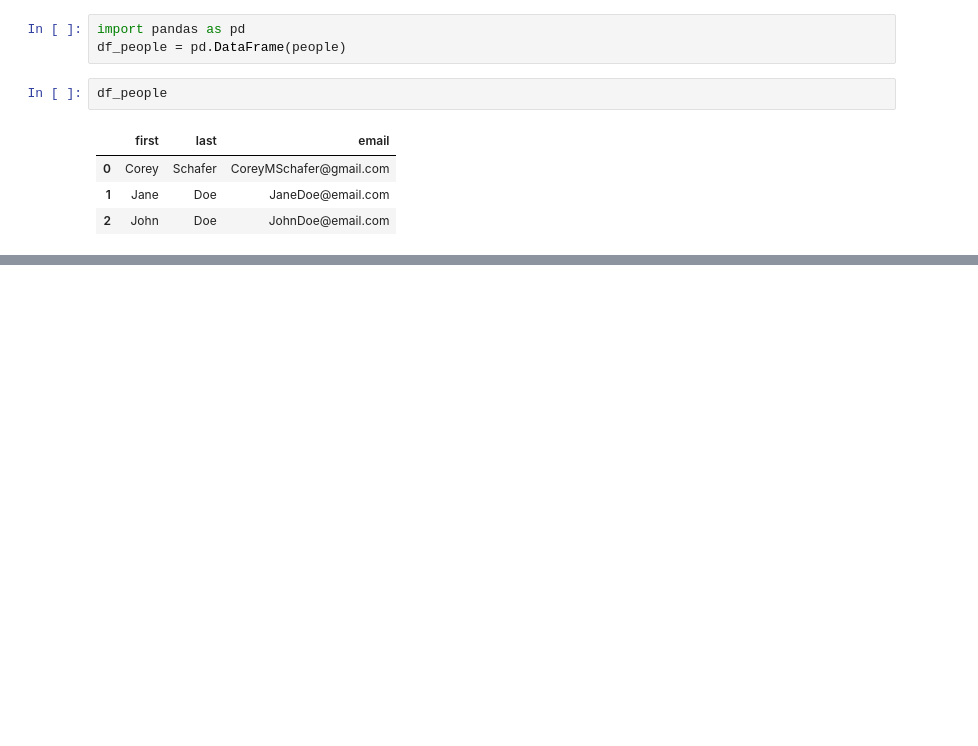
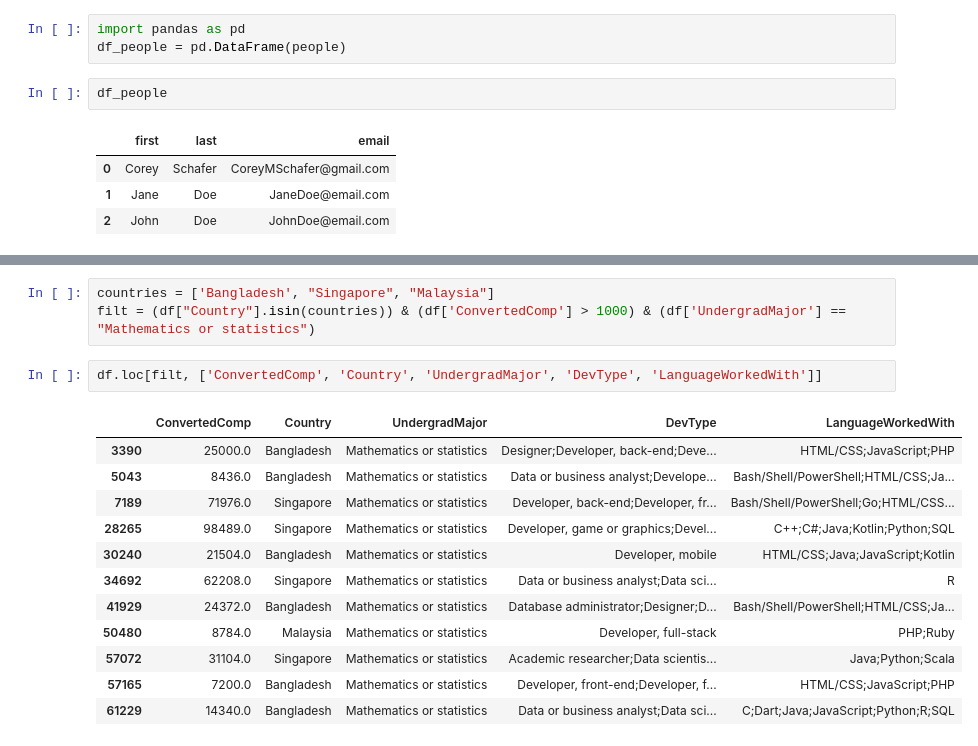
Before and after one commit to RifatMuhtasim/Python_for_Data_Science, a Jupyter notebook: Pandas/2.04.Filter_Rows_and_Columns.ipynb, the cells around one changed output, grey strips where cells are left out. Saved outputs shown, nothing was run; the diff lists cells and outputs as text; blank space fills up the shorter version.

```diff
--- a/Pandas/2.04.Filter_Rows_and_Columns.ipynb
+++ b/Pandas/2.04.Filter_Rows_and_Columns.ipynb
@@ -34,0 +88,18 @@ df
+# %%
+countries = ['Bangladesh', "Singapore", "Malaysia"]
+filt = (df["Country"].isin(countries)) & (df['ConvertedComp'] > 1000) & (df['UndergradMajor'] == "Mathematics or statistics")
+# %%
+df.loc[filt, ['ConvertedComp', 'Country', 'UndergradMajor', 'DevType', 'LanguageWorkedWith']]
+# %% [output]
+|  | ConvertedComp | Country | UndergradMajor | DevType | LanguageWorkedWith |
+| 3390 | 25000.0 | Bangladesh | Mathematics or statistics | Designer;Developer, back-end;Deve... | HTML/CSS;JavaScript;PHP |
+| 5043 | 8436.0 | Bangladesh | Mathematics or statistics | Data or business analyst;Develope... | Bash/Shell/PowerShell;HTML/CSS;Ja... |
+| 7189 | 71976.0 | Singapore | Mathematics or statistics | Developer, back-end;Developer, fr... | Bash/Shell/PowerShell;Go;HTML/CSS... |
+| 28265 | 98489.0 | Singapore | Mathematics or statistics | Developer, game or graphics;Devel... | C++;C#;Java;Kotlin;Python;SQL |
+| 30240 | 21504.0 | Bangladesh | Mathematics or statistics | Developer, mobile | HTML/CSS;Java;JavaScript;Kotlin |
+| 34692 | 62208.0 | Singapore | Mathematics or statistics | Data or business analyst;Data sci... | R |
+| 41929 | 24372.0 | Bangladesh | Mathematics or statistics | Database administrator;Designer;D... | Bash/Shell/PowerShell;HTML/CSS;Ja... |
+| 50480 | 8784.0 | Malaysia | Mathematics or statistics | Developer, full-stack | PHP;Ruby |
+| 57072 | 31104.0 | Singapore | Mathematics or statistics | Academic researcher;Data scientis... | Java;Python;Scala |
+| 57165 | 7200.0 | Bangladesh | Mathematics or statistics | Developer, front-end;Developer, f... | HTML/CSS;JavaScript;PHP |
+| 61229 | 14340.0 | Bangladesh | Mathematics or statistics | Data or business analyst;Data sci... | C;Dart;Java;JavaScript;Python;R;SQL |
```
Also changed, not shown: parts of 12 cells of this notebook, 5 other files.
